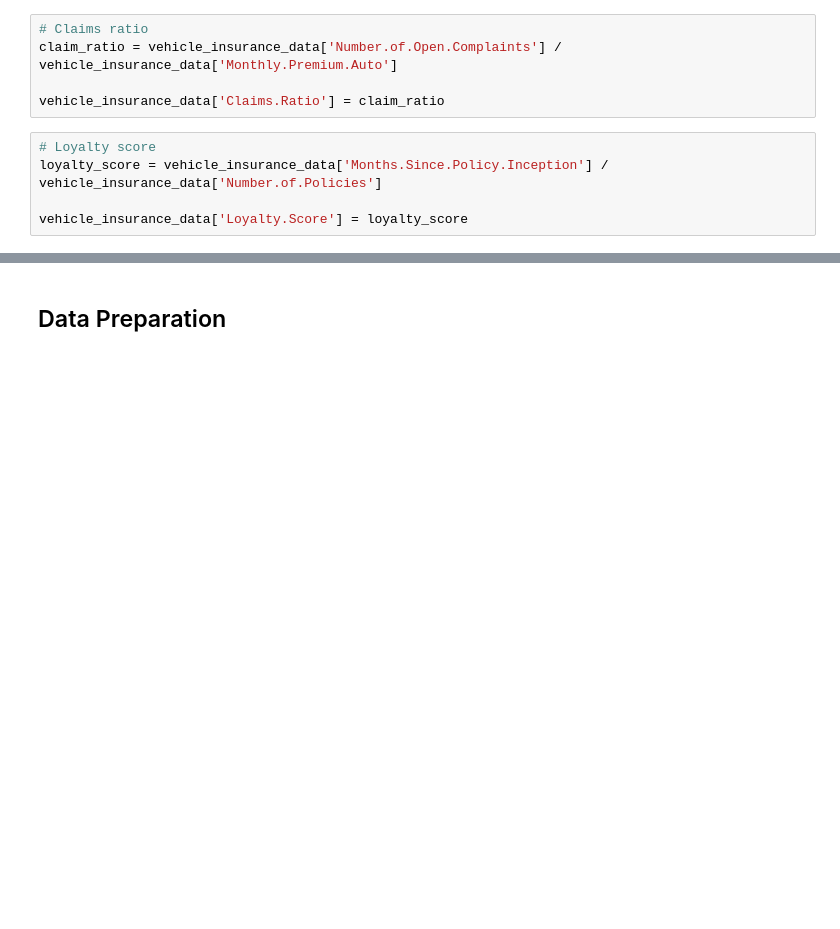
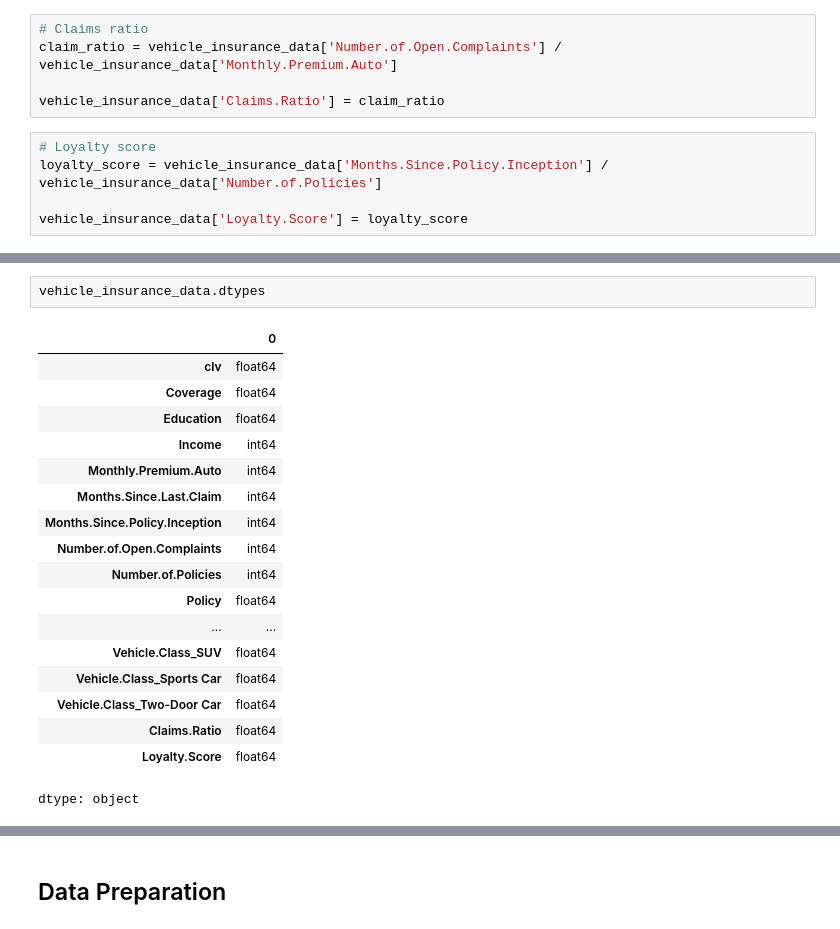
Before and after one commit to Jarian-N27/Predicting-Customer-Lifetime-Value-with-Machine-Learning, a Jupyter notebook: CLV_Insurance_Project.ipynb, the cells around one changed output, grey strips where cells are left out. Drawn from its saved outputs; the diff is of its cells as text; blank space fills up the shorter version.

```diff
--- a/CLV_Insurance_Project.ipynb
+++ b/CLV_Insurance_Project.ipynb
@@ -300,0 +291,21 @@ vehicle_insurance_data.head()
+# %%
+vehicle_insurance_data.dtypes
+# %% [output]
+|  | 0 |
+| clv | float64 |
+| Coverage | float64 |
+| Education | float64 |
+| Income | int64 |
+| Monthly.Premium.Auto | int64 |
+| Months.Since.Last.Claim | int64 |
+| Months.Since.Policy.Inception | int64 |
+| Number.of.Open.Complaints | int64 |
+| Number.of.Policies | int64 |
+| Policy | float64 |
+| ... | ... |
+| Vehicle.Class_SUV | float64 |
+| Vehicle.Class_Sports Car | float64 |
+| Vehicle.Class_Two-Door Car | float64 |
+| Claims.Ratio | float64 |
+| Loyalty.Score | float64 |
+dtype: object
```
Also changed, not shown: parts of 24 cells of this notebook.
